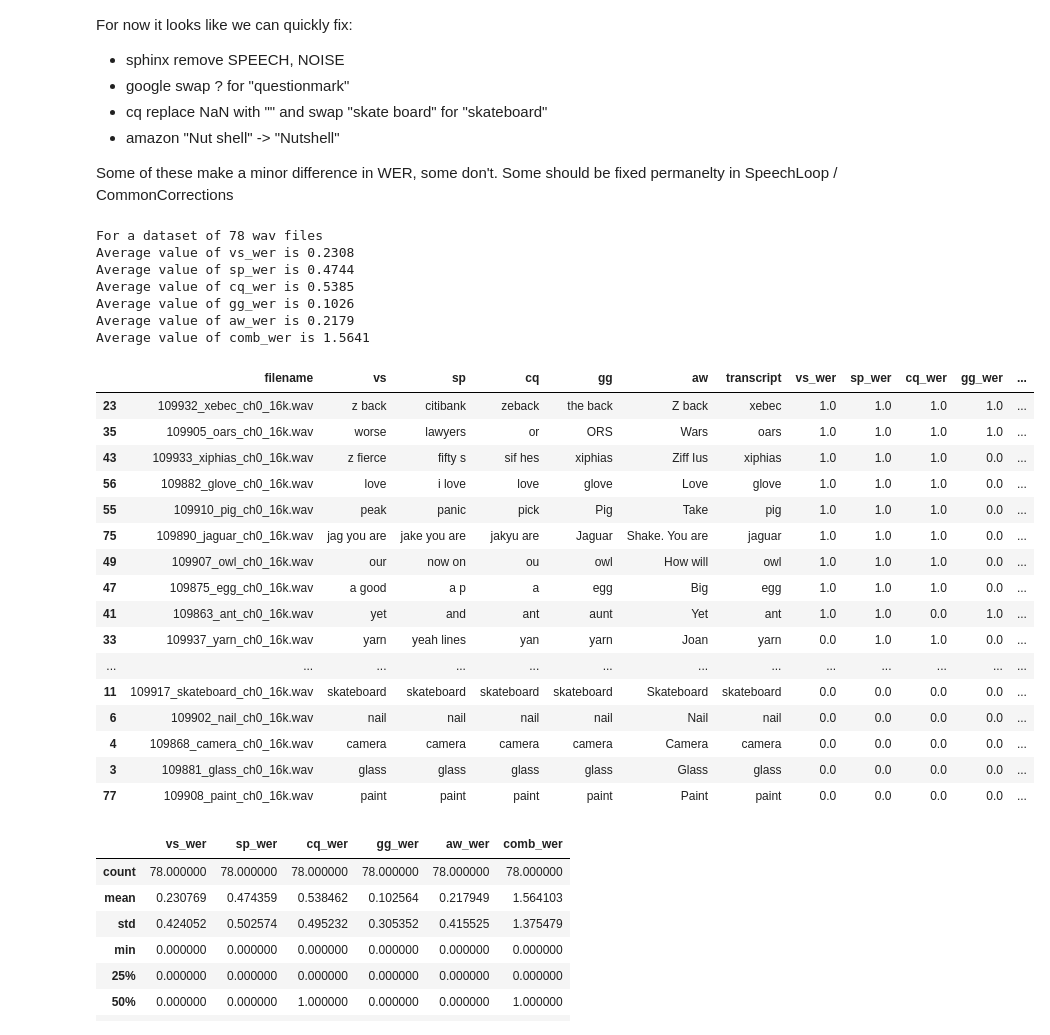
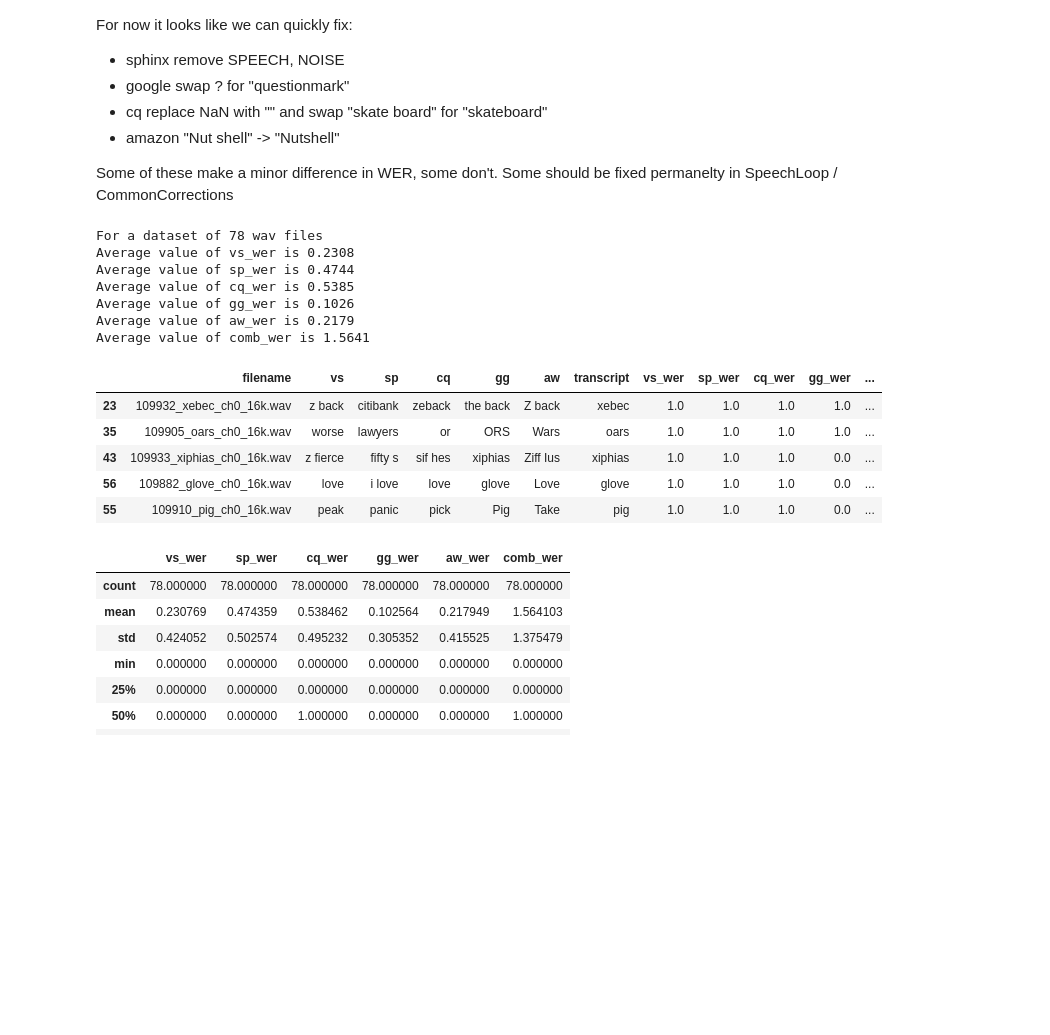
Before and after one commit to robmsmt/SpeechLoop, a Jupyter notebook: notebooks/21-09-04-Benchmarking-ASR-first-test.ipynb, the cells around one changed output. Saved outputs shown, nothing was run; the diff lists cells and outputs as text; code cells hidden in the pictures; blank space fills up the shorter version.

```diff
--- a/notebooks/21-09-04-Benchmarking-ASR-first-test.ipynb
+++ b/notebooks/21-09-04-Benchmarking-ASR-first-test.ipynb
@@ -127,34 +106,23 @@ df.aw = df.aw.str.replace('Nut shell', 'Nutshell')
 # %%
 # now we can recalc the WER
 df = add_wer(df, wer_cols)
 df['comb_wer'] = df.vs_wer+df.sp_wer+df.cq_wer+df.gg_wer+df.aw_wer
 print_summary_text(df)
-df.sort_values('comb_wer', ascending=False)
+df.sort_values('comb_wer', ascending=False).head()
 # %% [output]
 For a dataset of 78 wav files
 Average value of vs_wer is 0.2308
 Average value of sp_wer is 0.4744
 Average value of cq_wer is 0.5385
 Average value of gg_wer is 0.1026
 Average value of aw_wer is 0.2179
 Average value of comb_wer is 1.5641
 |  | filename | vs | sp | cq | gg | aw | transcript | vs_wer | sp_wer | cq_wer | gg_wer | ... |
 | 23 | 109932_xebec_ch0_16k.wav | z back | citibank | zeback | the back | Z back | xebec | 1.0 | 1.0 | 1.0 | 1.0 | ... |
 | 35 | 109905_oars_ch0_16k.wav | worse | lawyers | or | ORS | Wars | oars | 1.0 | 1.0 | 1.0 | 1.0 | ... |
 | 43 | 109933_xiphias_ch0_16k.wav | z fierce | fifty s | sif hes | xiphias | Ziff Ius | xiphias | 1.0 | 1.0 | 1.0 | 0.0 | ... |
 | 56 | 109882_glove_ch0_16k.wav | love | i love | love | glove | Love | glove | 1.0 | 1.0 | 1.0 | 0.0 | ... |
 | 55 | 109910_pig_ch0_16k.wav | peak | panic | pick | Pig | Take | pig | 1.0 | 1.0 | 1.0 | 0.0 | ... |
-| 75 | 109890_jaguar_ch0_16k.wav | jag you are | jake you are | jakyu are | Jaguar | Shake. You are | jaguar | 1.0 | 1.0 | 1.0 | 0.0 | ... |
-| 49 | 109907_owl_ch0_16k.wav | our | now on | ou | owl | How will | owl | 1.0 | 1.0 | 1.0 | 0.0 | ... |
-| 47 | 109875_egg_ch0_16k.wav | a good | a p | a | egg | Big | egg | 1.0 | 1.0 | 1.0 | 0.0 | ... |
-| 41 | 109863_ant_ch0_16k.wav | yet | and | ant | aunt | Yet | ant | 1.0 | 1.0 | 0.0 | 1.0 | ... |
-| 33 | 109937_yarn_ch0_16k.wav | yarn | yeah lines | yan | yarn | Joan | yarn | 0.0 | 1.0 | 1.0 | 0.0 | ... |
-| ... | ... | ... | ... | ... | ... | ... | ... | ... | ... | ... | ... | ... |
-| 11 | 109917_skateboard_ch0_16k.wav | skateboard | skateboard | skateboard | skateboard | Skateboard | skateboard | 0.0 | 0.0 | 0.0 | 0.0 | ... |
-| 6 | 109902_nail_ch0_16k.wav | nail | nail | nail | nail | Nail | nail | 0.0 | 0.0 | 0.0 | 0.0 | ... |
-| 4 | 109868_camera_ch0_16k.wav | camera | camera | camera | camera | Camera | camera | 0.0 | 0.0 | 0.0 | 0.0 | ... |
-| 3 | 109881_glass_ch0_16k.wav | glass | glass | glass | glass | Glass | glass | 0.0 | 0.0 | 0.0 | 0.0 | ... |
-| 77 | 109908_paint_ch0_16k.wav | paint | paint | paint | paint | Paint | paint | 0.0 | 0.0 | 0.0 | 0.0 | ... |
 # %%
 df.describe()
 # %% [output]
```
Also changed, not shown: parts of 8 cells of this notebook, 2 other files.
